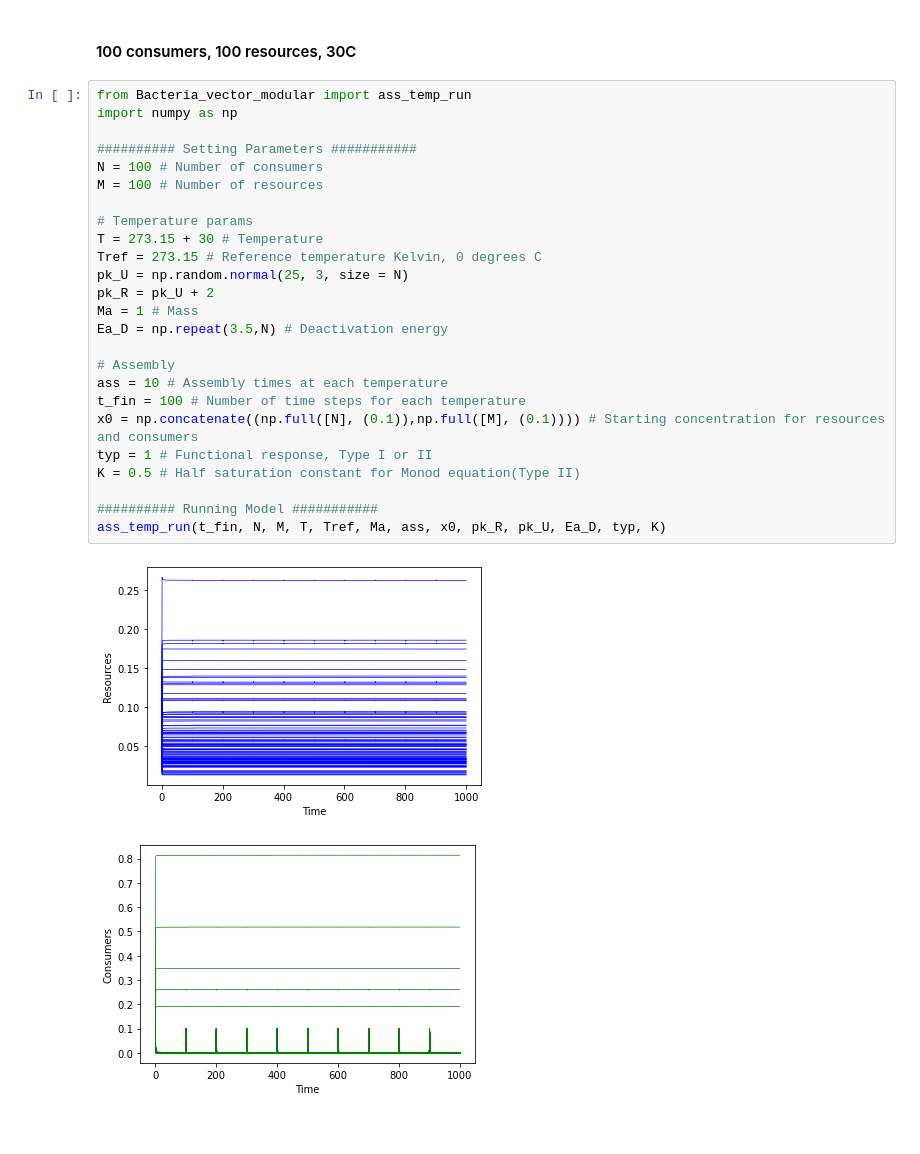
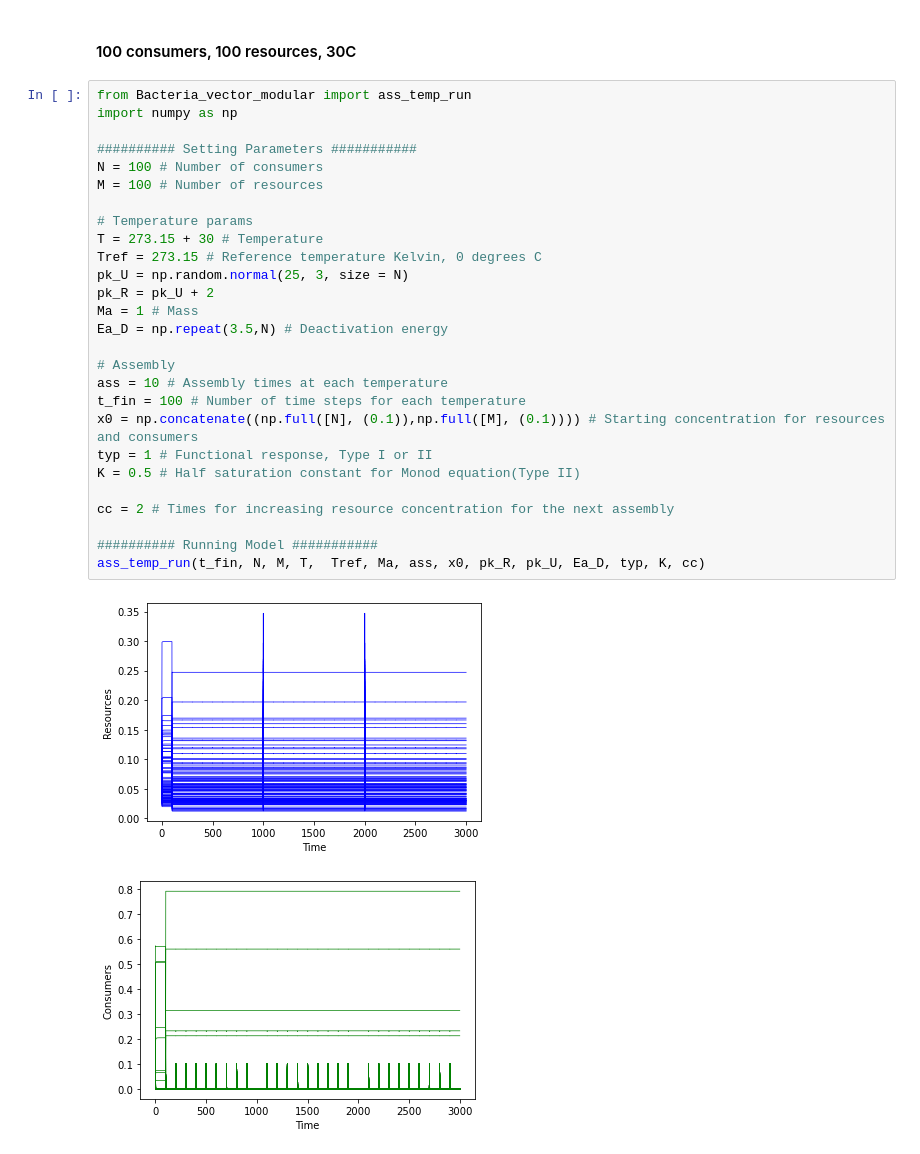
Before and after one commit to DaniDuan/CMEEProject, a Jupyter notebook: code/temp_microbial_CUE.ipynb, the cells around one changed output. Cells and saved outputs as stored; diff of their text form.

```diff
--- a/code/temp_microbial_CUE.ipynb
+++ b/code/temp_microbial_CUE.ipynb
@@ -386,28 +448,30 @@ ass_temp_run(t_fin, N, M, T, Tref, Ma, ass, x0, pk_R, pk_U, Ea_D, typ, K)
 # %%
 from Bacteria_vector_modular import ass_temp_run
 import numpy as np
 
 ########## Setting Parameters ###########
 N = 100 # Number of consumers
 M = 100 # Number of resources
 
 # Temperature params
 T = 273.15 + 30 # Temperature
 Tref = 273.15 # Reference temperature Kelvin, 0 degrees C
 pk_U = np.random.normal(25, 3, size = N)
 pk_R = pk_U + 2
 Ma = 1 # Mass
 Ea_D = np.repeat(3.5,N) # Deactivation energy
 
 # Assembly
 ass = 10 # Assembly times at each temperature
 t_fin = 100 # Number of time steps for each temperature
 x0 = np.concatenate((np.full([N], (0.1)),np.full([M], (0.1)))) # Starting concentration for resources and consumers
 typ = 1 # Functional response, Type I or II
 K = 0.5 # Half saturation constant for Monod equation(Type II)
 
+cc = 2 # Times for increasing resource concentration for the next assembly
+
 ########## Running Model ###########
-ass_temp_run(t_fin, N, M, T, Tref, Ma, ass, x0, pk_R, pk_U, Ea_D, typ, K)
+ass_temp_run(t_fin, N, M, T,  Tref, Ma, ass, x0, pk_R, pk_U, Ea_D, typ, K, cc)
 # %% [output]
-[figure, old version]
+[figure, new version]
-[figure, old version]
+[figure, new version]
```
Also changed, not shown: parts of 7 cells of this notebook, 2 other files.
